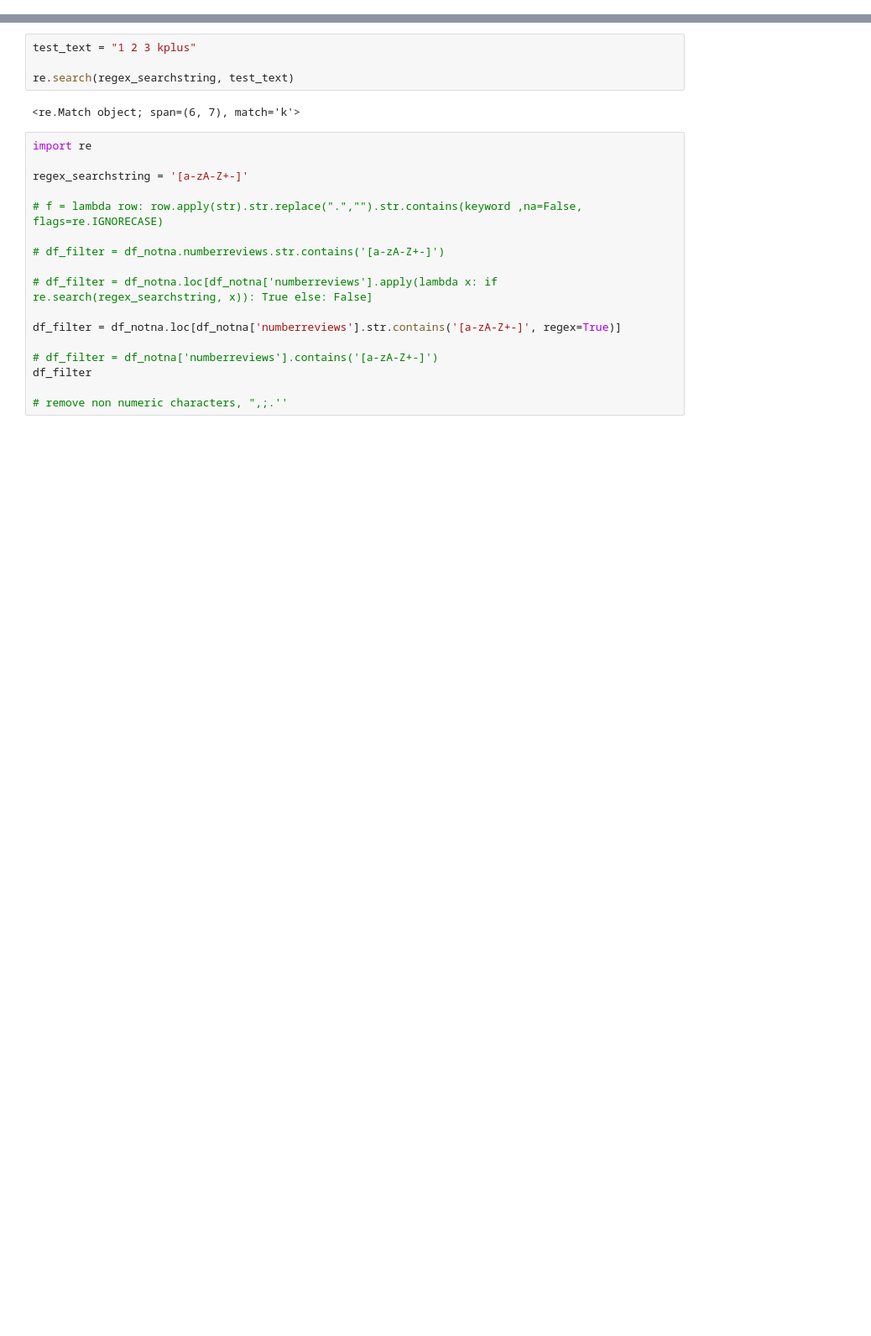
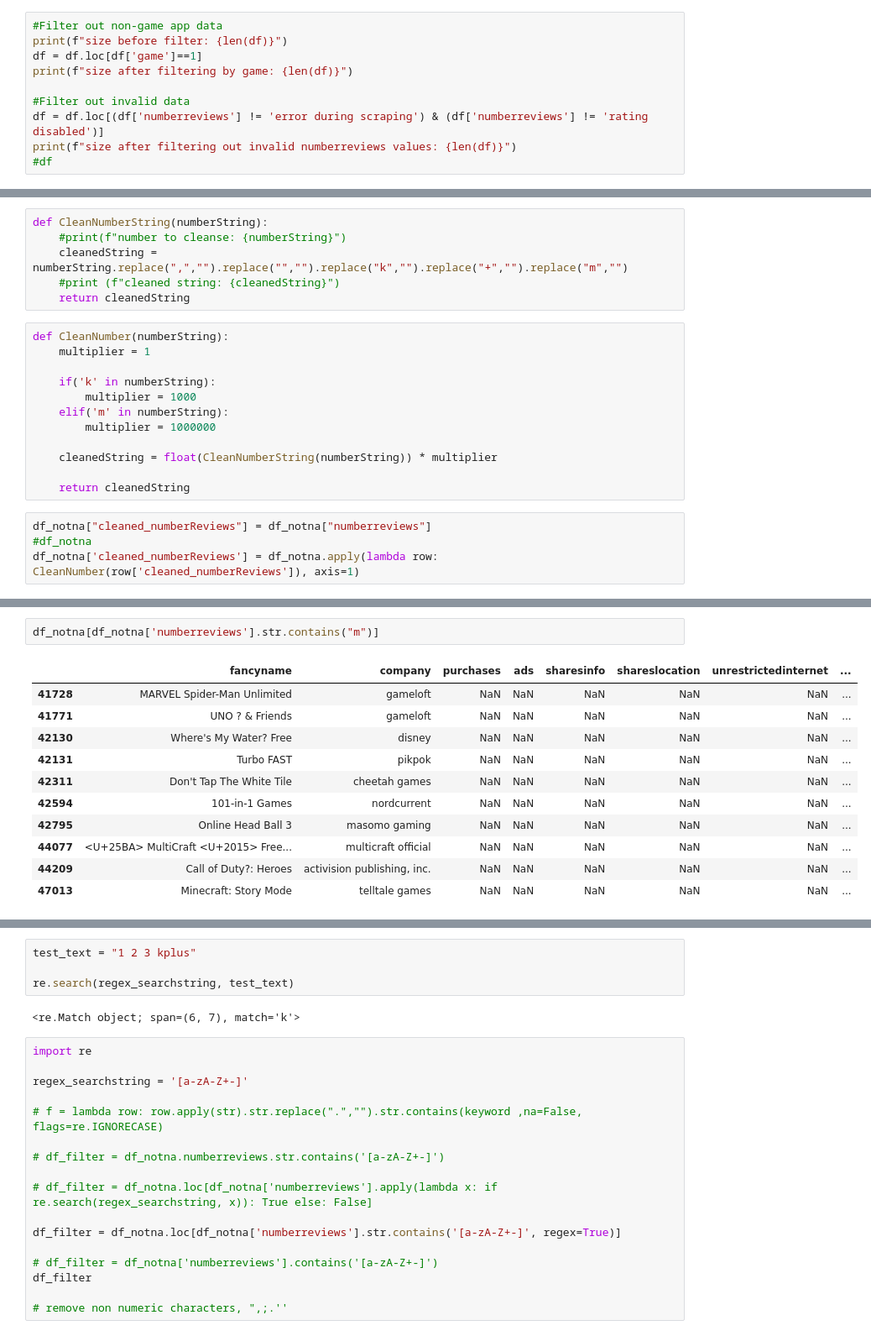
Before and after one commit to UTOR-VIRT-DATA-PT-10-2020-U-B-TEAM-6-FP/Final-Project, a Jupyter notebook: Preprocessing.ipynb, the cells around one changed output, grey strips where cells are left out. Shown at 84% size. Drawn from its saved outputs; the diff is of its cells as text; blank space fills up the shorter version.

```diff
--- a/Preprocessing.ipynb
+++ b/Preprocessing.ipynb
@@ -42,0 +11,10 @@ df
+# %%
+#Filter out non-game app data
+print(f"size before filter: {len(df)}")
+df = df.loc[df['game']==1]
+print(f"size after filtering by game: {len(df)}")
+
+#Filter out invalid data
+df = df.loc[(df['numberreviews'] != 'error during scraping') & (df['numberreviews'] != 'rating disabled')]
+print(f"size after filtering out invalid numberreviews values: {len(df)}")
+#df
@@ -82,0 +36,22 @@ df_notna
+# %%
+def CleanNumberString(numberString):
+    #print(f"number to cleanse: {numberString}")
+    cleanedString = numberString.replace(",","").replace("","").replace("k","").replace("+","").replace("m","")
+    #print (f"cleaned string: {cleanedString}")
+    return cleanedString
+# %%
+def CleanNumber(numberString):
+    multiplier = 1
+
+    if('k' in numberString):
+        multiplier = 1000
+    elif('m' in numberString):
+        multiplier = 1000000
+
+    cleanedString = float(CleanNumberString(numberString)) * multiplier
+
+    return cleanedString
+# %%
+df_notna["cleaned_numberReviews"] = df_notna["numberreviews"]
+#df_notna
+df_notna['cleaned_numberReviews'] = df_notna.apply(lambda row: CleanNumber(row['cleaned_numberReviews']), axis=1)
@@ -82,0 +69,14 @@ df_notna
+# %%
+df_notna[df_notna['numberreviews'].str.contains("m")]
+# %% [output]
+|  | fancyname | company | purchases | ads | sharesinfo | shareslocation | unrestrictedinternet | ... |
+| 41728 | MARVEL Spider-Man Unlimited | gameloft | NaN | NaN | NaN | NaN | NaN | ... |
+| 41771 | UNO ? & Friends | gameloft | NaN | NaN | NaN | NaN | NaN | ... |
+| 42130 | Where's My Water? Free | disney | NaN | NaN | NaN | NaN | NaN | ... |
+| 42131 | Turbo FAST | pikpok | NaN | NaN | NaN | NaN | NaN | ... |
+| 42311 | Don't Tap The White Tile | cheetah games | NaN | NaN | NaN | NaN | NaN | ... |
+| 42594 | 101-in-1 Games | nordcurrent | NaN | NaN | NaN | NaN | NaN | ... |
+| 42795 | Online Head Ball 3 | masomo gaming | NaN | NaN | NaN | NaN | NaN | ... |
+| 44077 | <U+25BA> MultiCraft <U+2015> Free... | multicraft official | NaN | NaN | NaN | NaN | NaN | ... |
+| 44209 | Call of Duty?: Heroes | activision publishing, inc. | NaN | NaN | NaN | NaN | NaN | ... |
+| 47013 | Minecraft: Story Mode | telltale games | NaN | NaN | NaN | NaN | NaN | ... |
```
Also changed, not shown: parts of 15 cells of this notebook, 1 other file.
